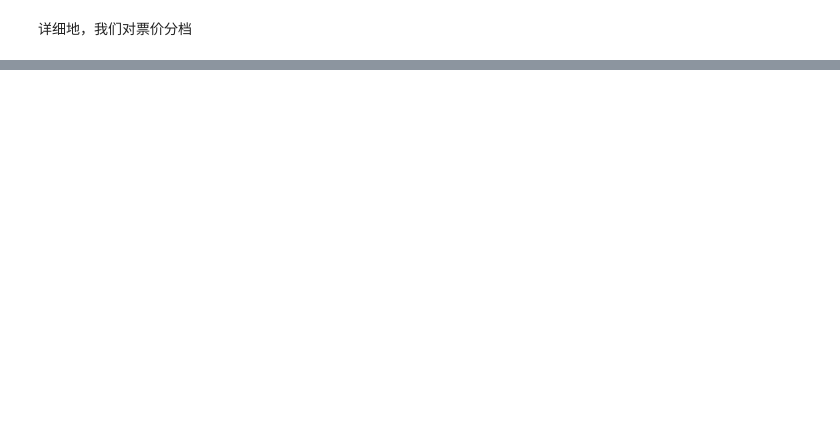
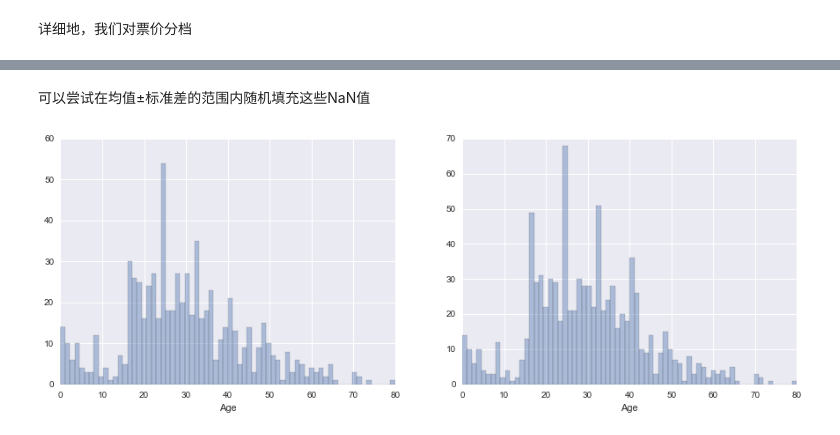
Before and after one commit to coder-ss/ml-learn, a Jupyter notebook: kaggle/Titanic/omarelgabry.ipynb, the cells around one changed output, grey strips where cells are left out. Saved outputs shown, nothing was run; the diff lists cells and outputs as text; code cells hidden in the pictures; blank space fills up the shorter version.

```diff
--- a/kaggle/Titanic/omarelgabry.ipynb
+++ b/kaggle/Titanic/omarelgabry.ipynb
@@ -201,0 +170,18 @@ sns.barplot(x=fare_section.index, y='Survived', data=fare_section)
+# %% [markdown]
+可以尝试在均值±标准差的范围内随机填充这些NaN值
+# %%
+fig, (ax1, ax2) = plt.subplots(nrows=1, ncols=2, figsize=(15, 5))
+
+ax = sns.distplot(train_df['Age'].dropna().astype(int), bins=70, kde=False, ax=ax1)
+
+age_mean = train_df['Age'].mean()
+age_std = train_df['Age'].std()
+
+# 随机填充
+age_random = np.random.randint(age_mean - age_std, age_mean + age_std, train_df['Age'].isnull().sum())
+train_df.loc[train_df['Age'].isnull(), 'Age'] = age_random
+train_df['Age'] = train_df['Age'].astype(int)
+
+ax = sns.distplot(train_df['Age'], bins=70, kde=False, ax=ax2)
+# %% [output]
+[figure, added]
```
Also changed, not shown: parts of 14 cells of this notebook.
